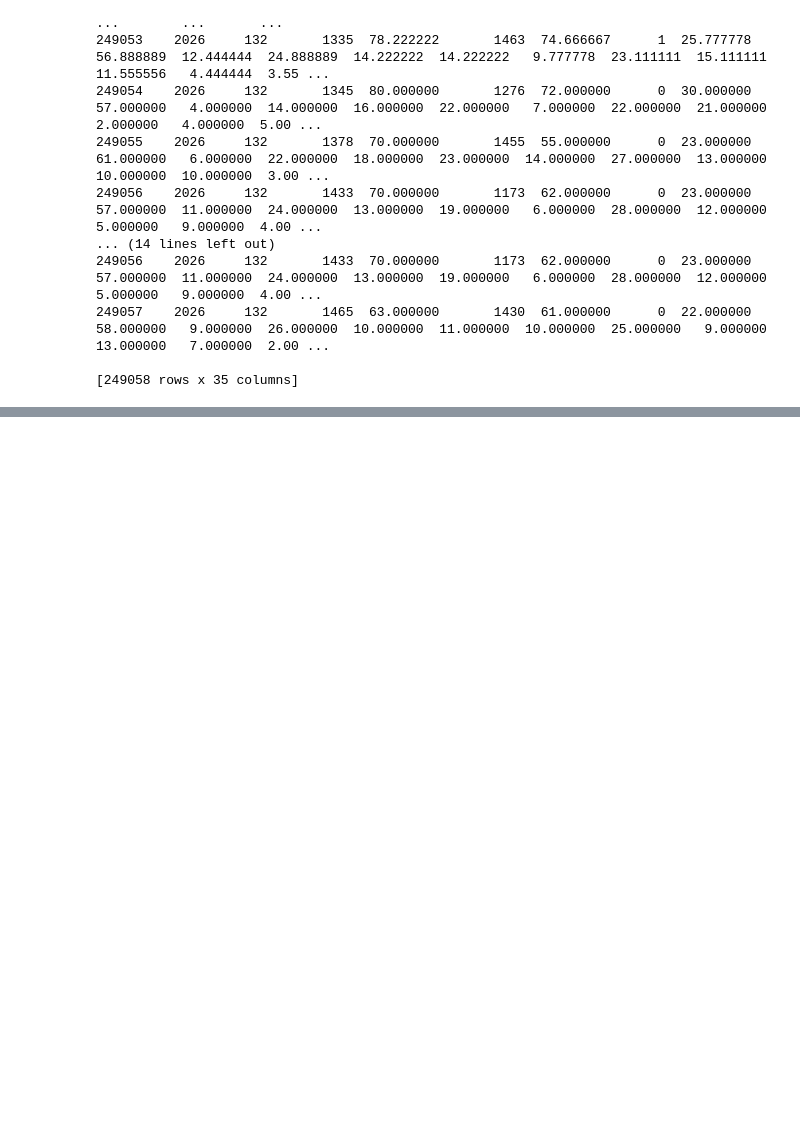
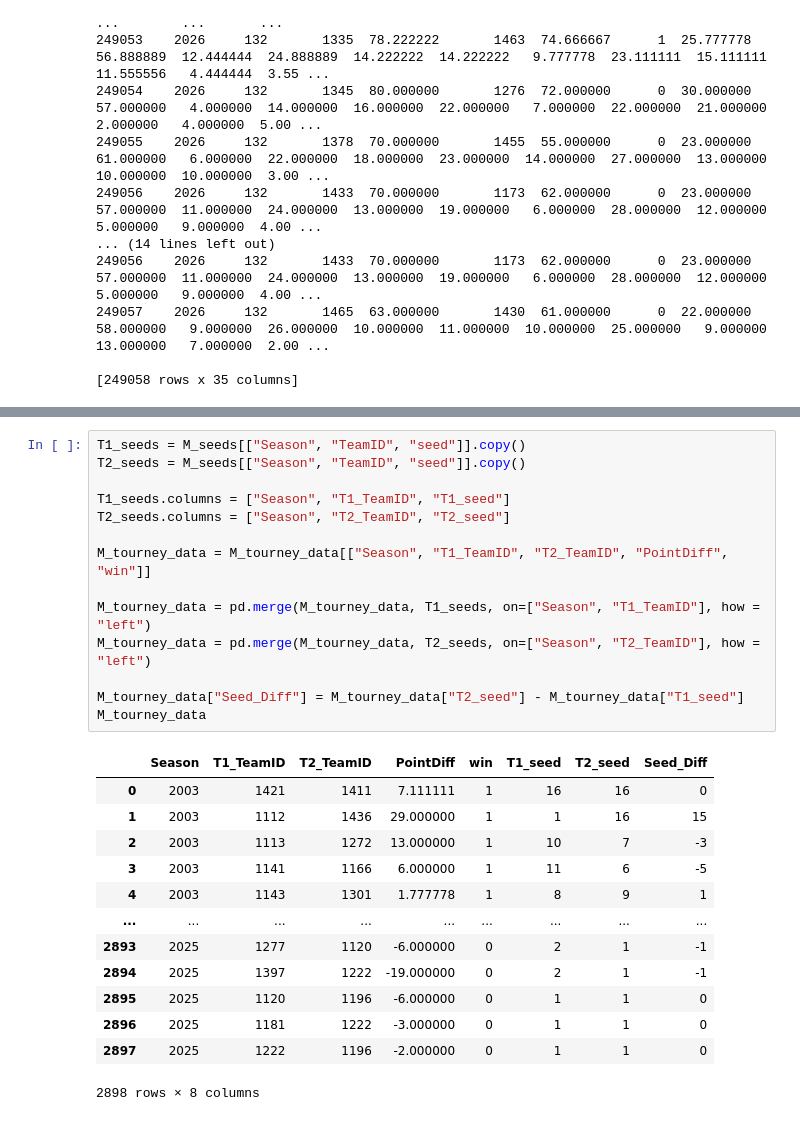
Before and after one commit to KriChau95/machine-learning-madness, a Jupyter notebook: preprocessing.ipynb, the cells around one changed output, grey strips where cells are left out. Drawn from its saved outputs; the diff is of its cells as text; blank space fills up the shorter version.

```diff
--- a/preprocessing.ipynb
+++ b/preprocessing.ipynb
@@ -271,0 +293,28 @@ M_reg_data.loc[season & (match1 | match2)]
+# %%
+T1_seeds = M_seeds[["Season", "TeamID", "seed"]].copy()
+T2_seeds = M_seeds[["Season", "TeamID", "seed"]].copy()
+
+T1_seeds.columns = ["Season", "T1_TeamID", "T1_seed"]
+T2_seeds.columns = ["Season", "T2_TeamID", "T2_seed"]
+
+M_tourney_data = M_tourney_data[["Season", "T1_TeamID", "T2_TeamID", "PointDiff", "win"]]
+
+M_tourney_data = pd.merge(M_tourney_data, T1_seeds, on=["Season", "T1_TeamID"], how = "left")
+M_tourney_data = pd.merge(M_tourney_data, T2_seeds, on=["Season", "T2_TeamID"], how = "left")
+
+M_tourney_data["Seed_Diff"] = M_tourney_data["T2_seed"] - M_tourney_data["T1_seed"]
+M_tourney_data
+# %% [output]
+|  | Season | T1_TeamID | T2_TeamID | PointDiff | win | T1_seed | T2_seed | Seed_Diff |
+| 0 | 2003 | 1421 | 1411 | 7.111111 | 1 | 16 | 16 | 0 |
+| 1 | 2003 | 1112 | 1436 | 29.000000 | 1 | 1 | 16 | 15 |
+| 2 | 2003 | 1113 | 1272 | 13.000000 | 1 | 10 | 7 | -3 |
+| 3 | 2003 | 1141 | 1166 | 6.000000 | 1 | 11 | 6 | -5 |
+| 4 | 2003 | 1143 | 1301 | 1.777778 | 1 | 8 | 9 | 1 |
+| ... | ... | ... | ... | ... | ... | ... | ... | ... |
+| 2893 | 2025 | 1277 | 1120 | -6.000000 | 0 | 2 | 1 | -1 |
+| 2894 | 2025 | 1397 | 1222 | -19.000000 | 0 | 2 | 1 | -1 |
+| 2895 | 2025 | 1120 | 1196 | -6.000000 | 0 | 1 | 1 | 0 |
+| 2896 | 2025 | 1181 | 1222 | -3.000000 | 0 | 1 | 1 | 0 |
+| 2897 | 2025 | 1222 | 1196 | -2.000000 | 0 | 1 | 1 | 0 |
+2898 rows × 8 columns
```
Also changed, not shown: parts of 6 cells of this notebook.
